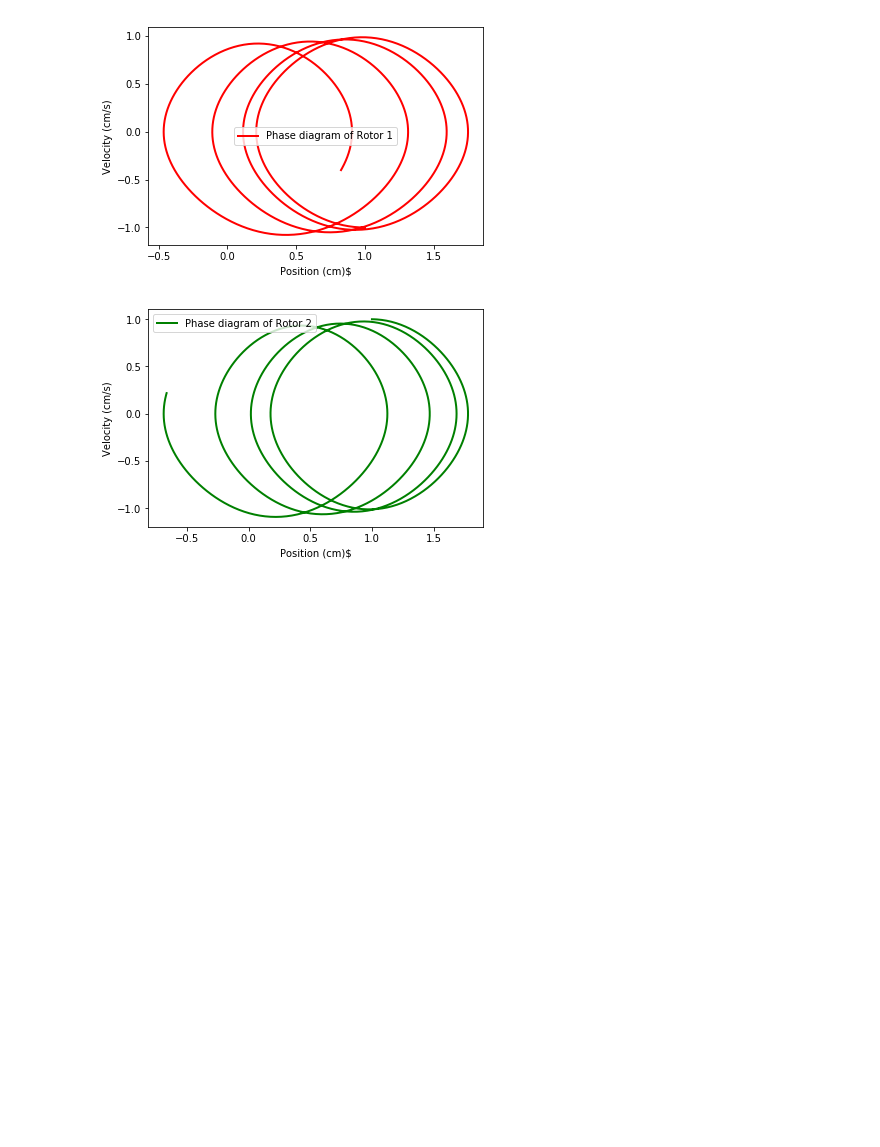
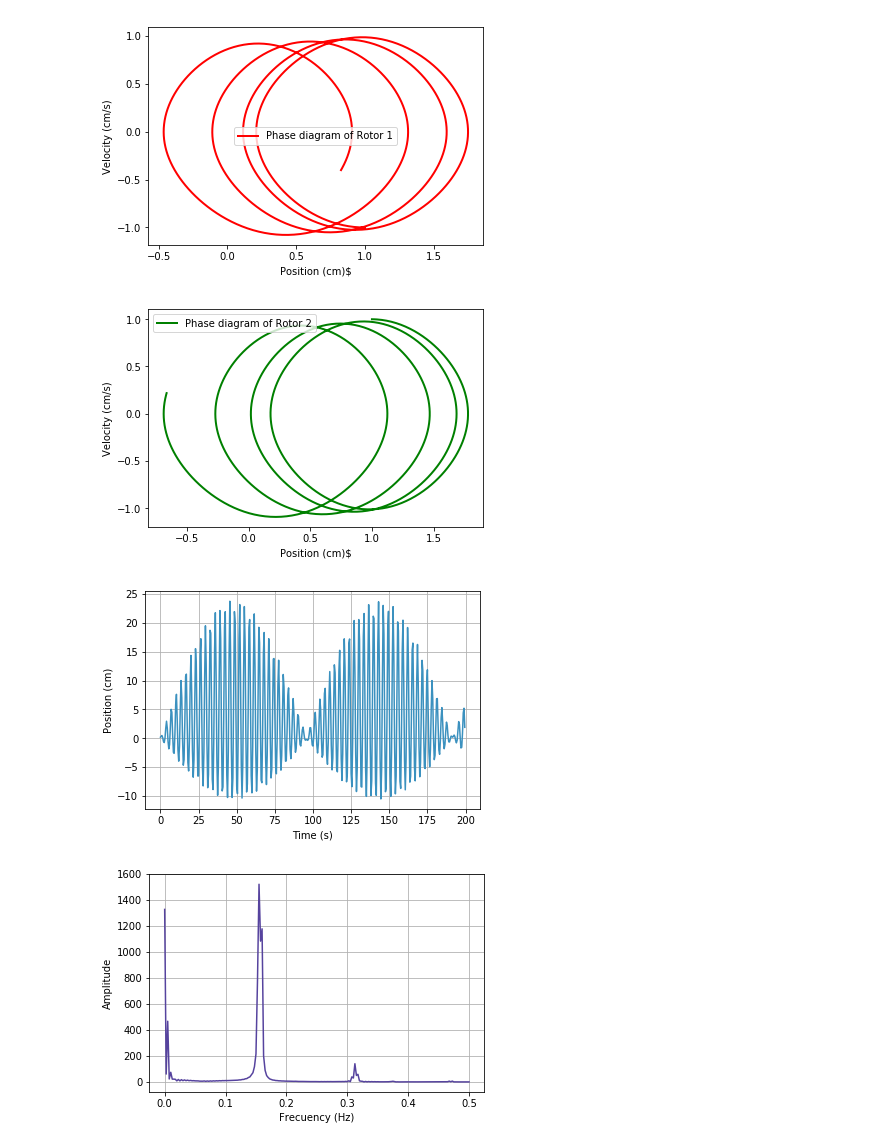
Before and after one commit to ignaciop/python_varios, a Jupyter notebook: playground.ipynb, the cells around one changed output. Cells and saved outputs as stored; diff of their text form; code cells hidden in the pictures; blank space fills up the shorter version.

```diff
--- a/playground.ipynb
+++ b/playground.ipynb
@@ -822,31 +827,34 @@ omega = np.sqrt(k/m)
 def spring_mass(y, t = 0):
     g0 = y[1]
 
     if g0 > 0 :
         g1 = -k/m * y[0] - mu/m * y[1] + A/m * np.cos(omega*t)
     else :
         g1 = -k/m * y[0] + mu/m * y[1] + A/m * np.cos(omega*t)
 
     return [g0, g1]
 
 pv0 = [0.2,0]
 ts = np.arange(0,200,0.5)
 sol = odeint(spring_mass, pv0, ts)
 
 plt.figure(1)
 plt.plot(ts,sol[:,0],color='#3B91BF')
 plt.xlabel('Time (s)')
 plt.ylabel('Position (cm)')
 plt.grid()
 plt.show()
 
 # Hacer fourier para sacar el espectro?
 plt.figure(2)
 sp = np.fft.rfft(sol[:,0])
 a = np.abs(sp)
 freq = np.fft.rfftfreq(ts.shape[-1])
-plt.plot(freq,a)
+plt.plot(freq,a,color='#56439E')
 plt.xlabel('Frecuency (Hz)')
 plt.ylabel('Amplitude')
 plt.grid()
 plt.show()
+# %% [output]
+[figure, added]
+[figure, added]
```
Also changed, not shown: parts of 9 cells of this notebook, 1 other file.
